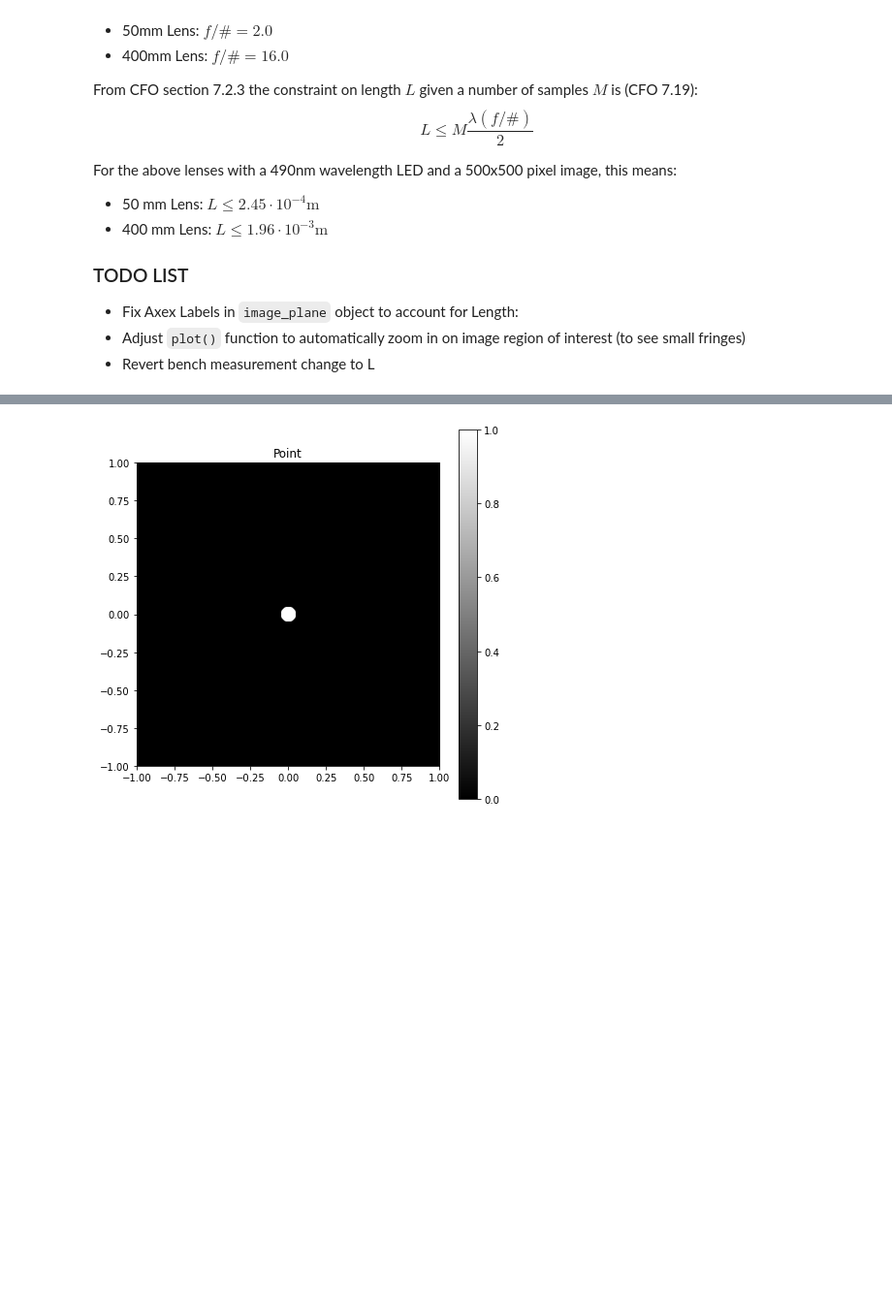
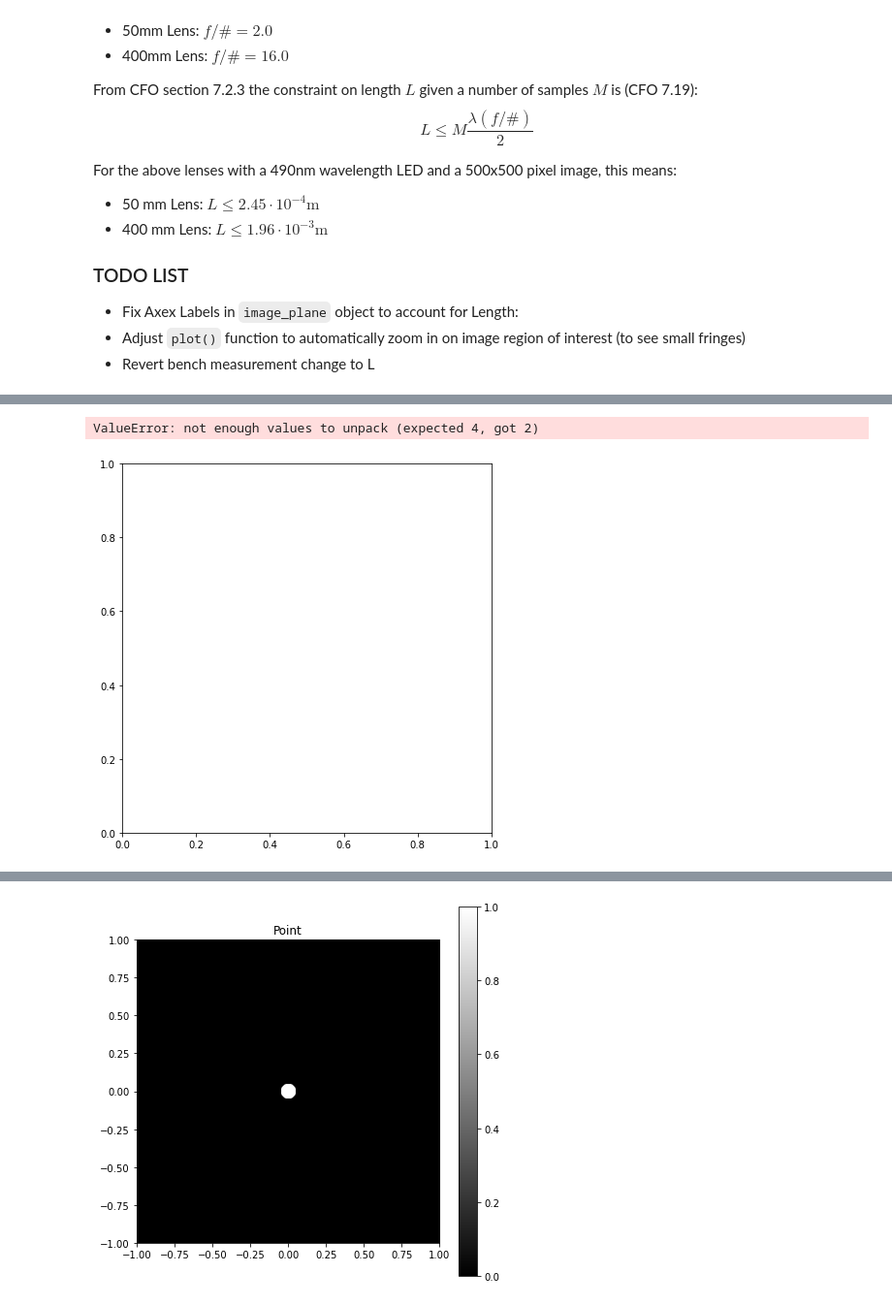
Before and after one commit to cjmcmahon1/FINCH, a Jupyter notebook: bench_sim.ipynb, the cells around one changed output, grey strips where cells are left out. Shown at 97% size. Drawn from its saved outputs; the diff is of its cells as text; code cells hidden in the pictures; blank space fills up the shorter version.

```diff
--- a/bench_sim.ipynb
+++ b/bench_sim.ipynb
@@ -182,16 +211,20 @@ def plot_images(im_list, bounds="auto"):
 # %%
 #Gaussian Beam in 2D
 dist = np.array(np.meshgrid(np.linspace(-1, 1, 500), np.linspace(-1, 1, 500)))
 gaus = image_plane(np.exp(-np.sum(dist**2, axis=0)/0.25), "Gaussian")
 #square beam in 2D
 diamond = image_plane(np.array(np.sum(np.abs(dist), axis=0) < 0.5).astype(float), "Diamond")
 sq = image_plane(np.array(
                  np.logical_and(abs(dist[1,:,:]) < np.ones_like(dist[1,:,:])*0.5,
                                 abs(dist[0,:,:]) < np.ones_like(dist[0,:,:])*0.5)).astype(float),
                  "Square")
 dot = image_plane(circ(point_distribution(500), 0.3), "Dot")
 point = image_plane(circ(point_distribution(500), 0.05), "Point")
 const = image_plane(np.ones_like(point_distribution(3000))[0], "Constant")
+dot.plot()
+# %% [output]
+ValueError: not enough values to unpack (expected 4, got 2)
+[figure, added]
 # %% [markdown]
 ### Simple Test
 To simplify the simulation and work up, I will assume a linear polarizer is in place of of the QWP. Then we can just look at the PSF for a birefringent lens. The linear polarizer will be at 45 degrees with respect to the polarizing beam splitter, so the overall effect is that we will have complete overlap of the two beams in our interferometer. We will generate an ideal image from a point which has projected forward to F1 by a displacement $+d$, along with a second ideal image propagated by $-d$ (backward) to the point F2. These two images will be propegated with `incoherent_image()` to the point IM, and this is our PSF for this birefringent lens.
```
Also changed, not shown: parts of 3 cells of this notebook.
